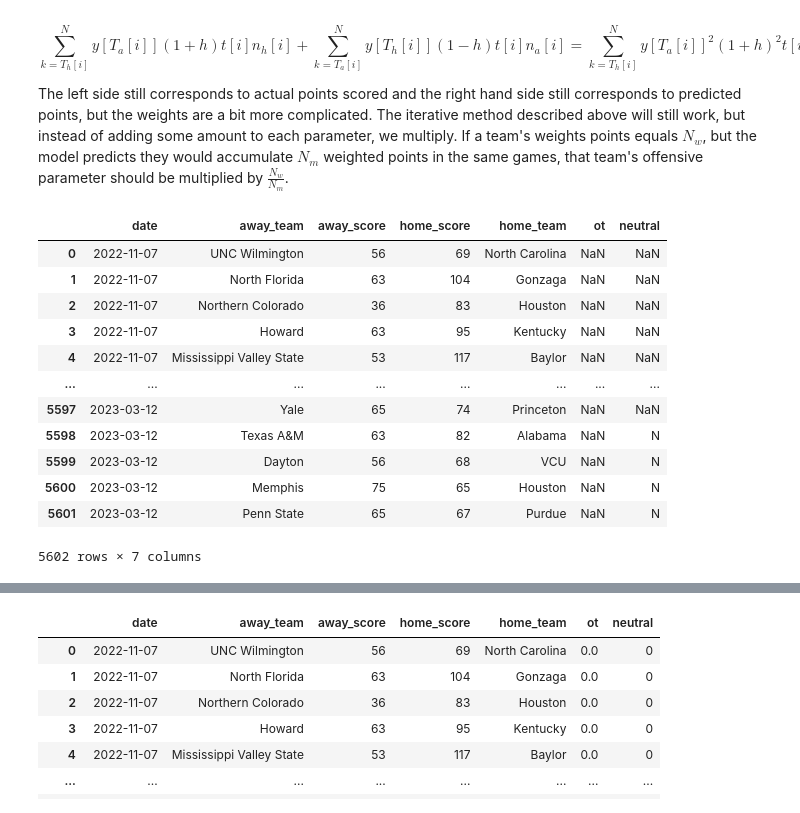
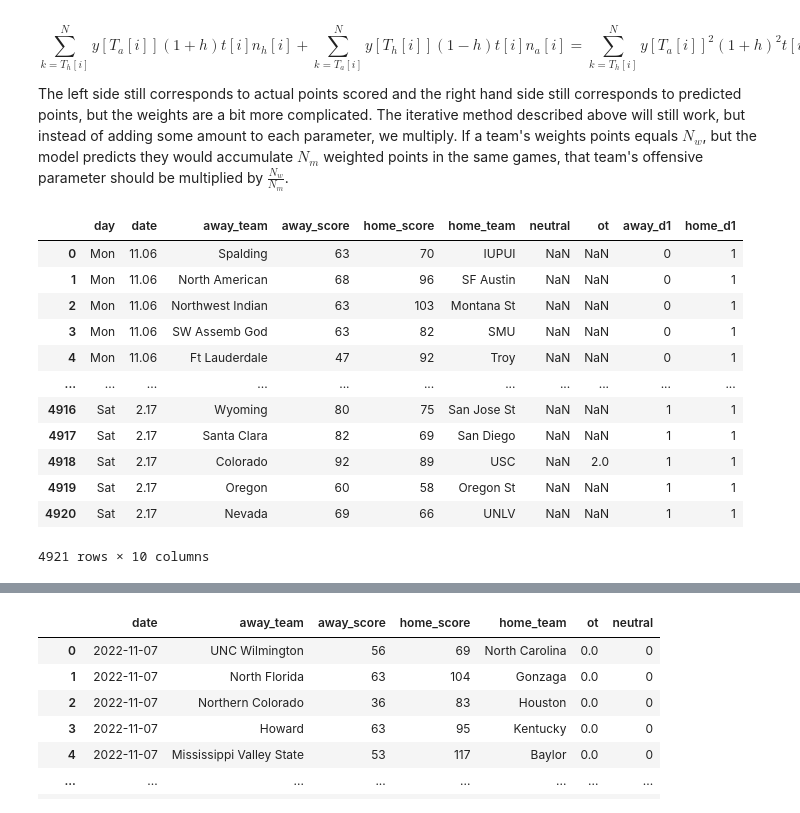
Before and after one commit to daviderics/Basketball-Model, a Jupyter notebook: bball_modeler.ipynb, the cells around one changed output, grey strips where cells are left out. Drawn from its saved outputs; the diff is of its cells as text; code cells hidden in the pictures.

```diff
--- a/bball_modeler.ipynb
+++ b/bball_modeler.ipynb
@@ -102,20 +103,21 @@ import pandas as pd
 %matplotlib inline
 import datetime
 # %%
-games = pd.read_excel('NCAA2223.xlsx')
+#games = pd.read_excel('NCAA2223.xlsx')
 #games = pd.read_excel('games.xlsx')
+games = pd.read_excel('C:/Users/david/OneDrive/Documents/NCAA2324.xlsx', sheet_name='results', usecols="A:J")
 games
 # %% [output]
-|  | date | away_team | away_score | home_score | home_team | ot | neutral |
-| 0 | 2022-11-07 | UNC Wilmington | 56 | 69 | North Carolina | NaN | NaN |
-| 1 | 2022-11-07 | North Florida | 63 | 104 | Gonzaga | NaN | NaN |
-| 2 | 2022-11-07 | Northern Colorado | 36 | 83 | Houston | NaN | NaN |
-| 3 | 2022-11-07 | Howard | 63 | 95 | Kentucky | NaN | NaN |
-| 4 | 2022-11-07 | Mississippi Valley State | 53 | 117 | Baylor | NaN | NaN |
-| ... | ... | ... | ... | ... | ... | ... | ... |
-| 5597 | 2023-03-12 | Yale | 65 | 74 | Princeton | NaN | NaN |
-| 5598 | 2023-03-12 | Texas A&M | 63 | 82 | Alabama | NaN | N |
-| 5599 | 2023-03-12 | Dayton | 56 | 68 | VCU | NaN | N |
-| 5600 | 2023-03-12 | Memphis | 75 | 65 | Houston | NaN | N |
-| 5601 | 2023-03-12 | Penn State | 65 | 67 | Purdue | NaN | N |
+|  | day | date | away_team | away_score | home_score | home_team | neutral | ot | away_d1 | home_d1 |
+| 0 | Mon | 11.06 | Spalding | 63 | 70 | IUPUI | NaN | NaN | 0 | 1 |
+| 1 | Mon | 11.06 | North American | 68 | 96 | SF Austin | NaN | NaN | 0 | 1 |
+| 2 | Mon | 11.06 | Northwest Indian | 63 | 103 | Montana St | NaN | NaN | 0 | 1 |
+| 3 | Mon | 11.06 | SW Assemb God | 63 | 82 | SMU | NaN | NaN | 0 | 1 |
+| 4 | Mon | 11.06 | Ft Lauderdale | 47 | 92 | Troy | NaN | NaN | 0 | 1 |
+| ... | ... | ... | ... | ... | ... | ... | ... | ... | ... | ... |
+| 4916 | Sat | 2.17 | Wyoming | 80 | 75 | San Jose St | NaN | NaN | 1 | 1 |
+| 4917 | Sat | 2.17 | Santa Clara | 82 | 69 | San Diego | NaN | NaN | 1 | 1 |
+| 4918 | Sat | 2.17 | Colorado | 92 | 89 | USC | NaN | 2.0 | 1 | 1 |
+| 4919 | Sat | 2.17 | Oregon | 60 | 58 | Oregon St | NaN | NaN | 1 | 1 |
+| 4920 | Sat | 2.17 | Nevada | 69 | 66 | UNLV | NaN | NaN | 1 | 1 |
-5602 rows × 7 columns
+4921 rows × 10 columns
```
Also changed, not shown: parts of 26 cells of this notebook.
